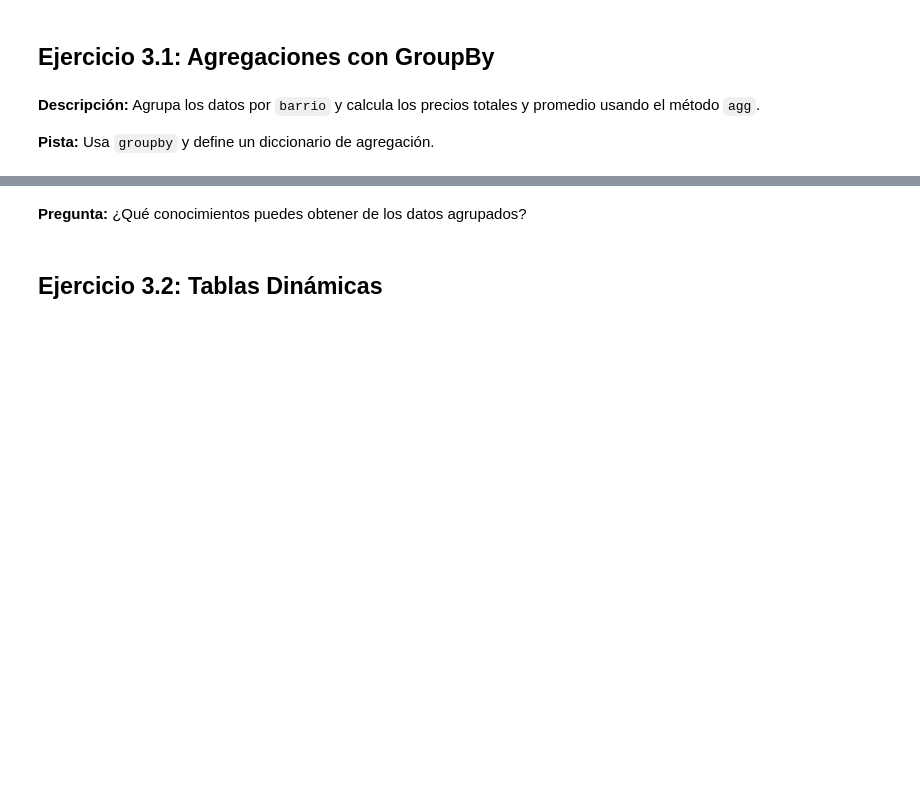
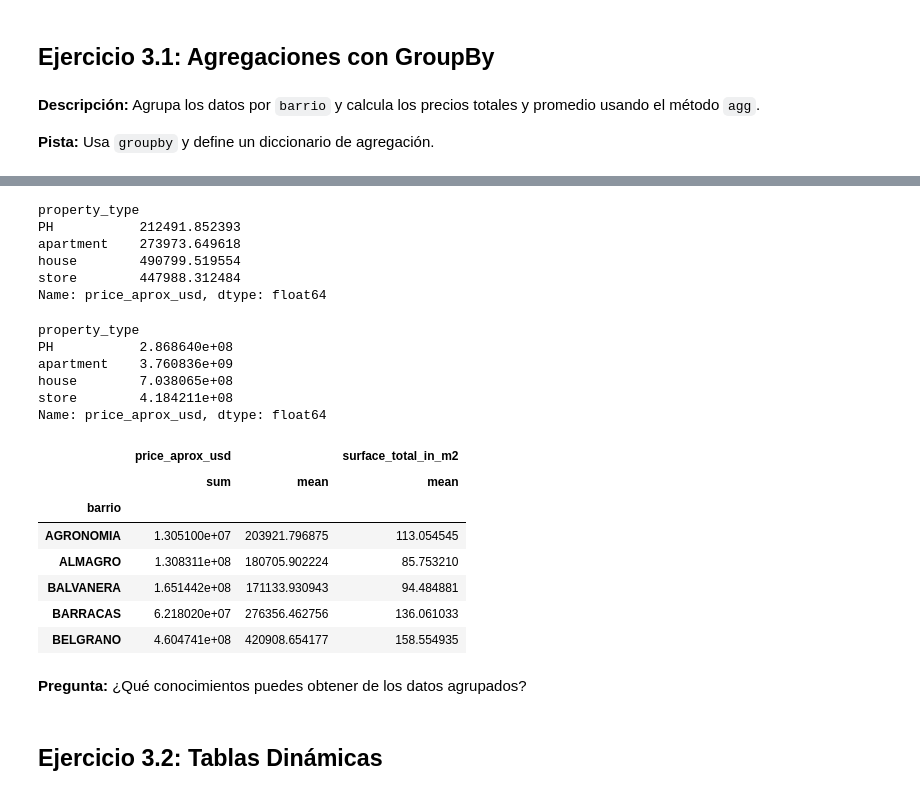
Before and after one commit to ljpiere/data_python_classes, a Jupyter notebook: DA/Webinar 8 - Sprint 4 - Modulos 1-2/Webinar7_Sp4_Md1-3.ipynb, the cells around one changed output, grey strips where cells are left out. Drawn from its saved outputs; the diff is of its cells as text; code cells hidden in the pictures; blank space fills up the shorter version.

```diff
--- a/DA/Webinar 8 - Sprint 4 - Modulos 1-2/Webinar7_Sp4_Md1-3.ipynb
+++ b/DA/Webinar 8 - Sprint 4 - Modulos 1-2/Webinar7_Sp4_Md1-3.ipynb
@@ -308,4 +337,4 @@ data.head()
 | 3 | 2017-08-03 | sell | store | |Argentina|Capital Federal|Palermo| | -34.5923646,-58.4144028 | -34.592365 | -58.414403 | ... |
 | 4 | 2017-08-08 | sell | store | |Argentina|Capital Federal|Barrio... | -34.585652875,-58.4114933233 | -34.585653 | -58.411493 | ... |
 # %%
-data['precio_x_habitacion'] = data['surface_total_in_m2']/data['rooms']
+data['precio_x_habitacion'] = data['price_aprox_usd']/data['rooms']
@@ -312,5 +350,5 @@ data['precio_x_habitacion'] = data['surface_total_in_m2']/data['rooms']
 # %%
-data['estatico'] = 'A'
+data['estatico'] = 'Internet'
 # %%
 data.head()
 # %% [output]
@@ -335,12 +381,16 @@ print("Vista previa de la nueva columna:\n", data[['price_aprox_usd', 'rooms', '
 
 **Pista:** Define una función personalizada para la condición.
 # %%
-def es_caro(price):
+def categoria_piso(piso):
     etiqueta = ''
-    if price > 100000:
-        etiqueta = 'es costoso'
+    if piso == 1:
+        etiqueta = 'primer piso'
+    elif piso == 2:
+        etiqueta = 'segundo piso'
+    elif piso == 3:
+        etiqueta = 'tercer piso'
     else:
-        etiqueta = 'es barato'
+        etiqueta = 'más de 3 pisos'
     return etiqueta
 # %%
-data['categoria_precio'] = data['price_aprox_usd'].apply(es_caro)
+data['categoria_piso'] = data['floor'].apply(categoria_piso)
@@ -375,10 +428,40 @@ data.head()
+# %%
+gp_1
+# %% [output]
+property_type
+PH           212491.852393
+apartment    273973.649618
+house        490799.519554
+store        447988.312484
+Name: price_aprox_usd, dtype: float64
+# %%
+gp_2
+# %% [output]
+property_type
+PH           2.868640e+08
+apartment    3.760836e+09
+house        7.038065e+08
+store        4.184211e+08
+Name: price_aprox_usd, dtype: float64
 # %%
 agg_dict = {
     'price_aprox_usd': ['sum', 'mean'],
     'surface_total_in_m2': ['mean']
 }
+
 grouped = data.groupby('barrio').agg(agg_dict)
-print("Vista previa de los datos agrupados:\n", grouped.head())
+
+
+grouped.head()
+# %% [output]
+|  | price_aprox_usd |  | surface_total_in_m2 |
+|  | sum | mean | mean |
+| barrio |  |  |  |
+| AGRONOMIA | 1.305100e+07 | 203921.796875 | 113.054545 |
+| ALMAGRO | 1.308311e+08 | 180705.902224 | 85.753210 |
+| BALVANERA | 1.651442e+08 | 171133.930943 | 94.484881 |
+| BARRACAS | 6.218020e+07 | 276356.462756 | 136.061033 |
+| BELGRANO | 4.604741e+08 | 420908.654177 | 158.554935 |
 # %% [markdown]
 **Pregunta:** ¿Qué conocimientos puedes obtener de los datos agrupados?
 # %% [markdown]
```
Also changed, not shown: parts of 16 cells of this notebook, 1 other file.
